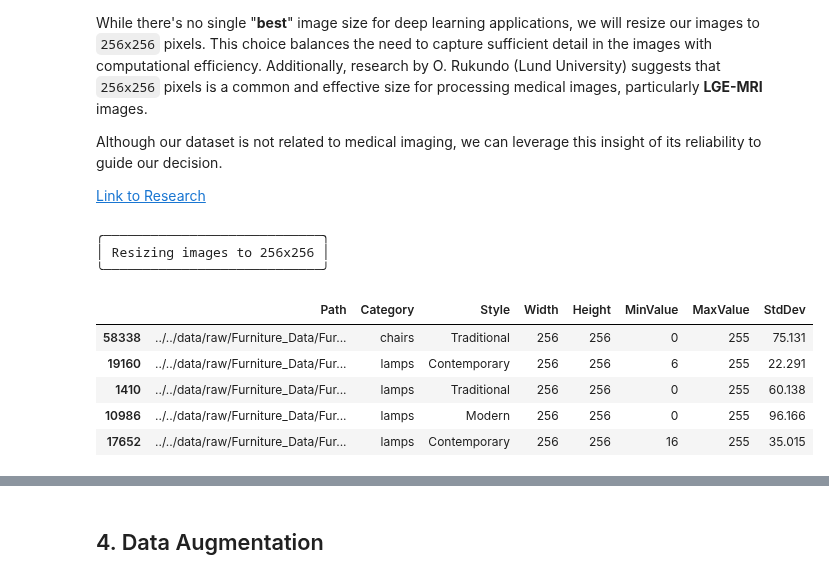
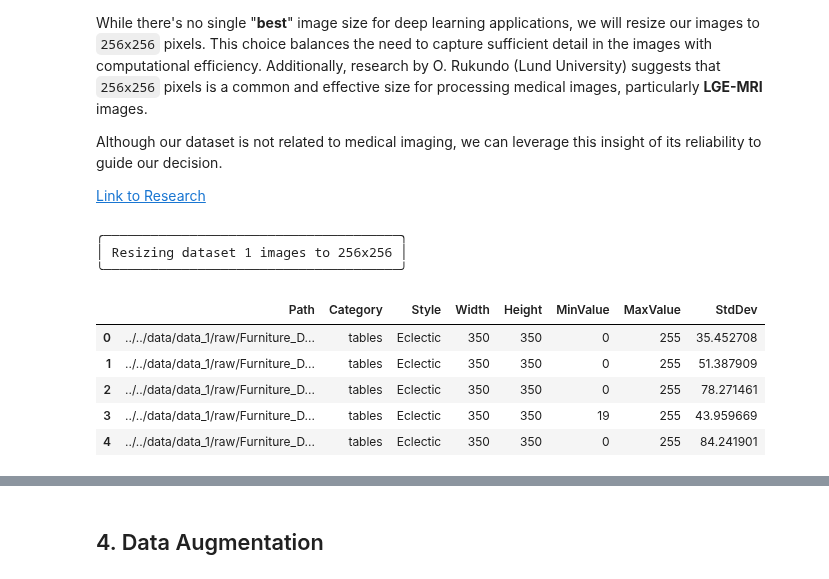
Before and after one commit to Mudoker/furniture-recognition-model, a Jupyter notebook: notebooks/data_analysis/data_preprocessing.ipynb, the cells around one changed output, grey strips where cells are left out. Saved outputs shown, nothing was run; the diff lists cells and outputs as text; code cells hidden in the pictures.

```diff
--- a/notebooks/data_analysis/data_preprocessing.ipynb
+++ b/notebooks/data_analysis/data_preprocessing.ipynb
@@ -56,6 +56,9 @@ from scripts.utils import Utils
 # Ignore future warnings as they are not applicable at the moment
 warnings.simplefilter(action="ignore", category=FutureWarning)
 Utils.import_modules()
+
+leon = leon.Leon()
+styler = styler.Styler()
 # %% [output]
 >>> os imported
 >>> sys imported
@@ -74,9 +77,11 @@ Utils.import_modules()
 # %%
 # Define the base directory path
 BASE_PATH = const.COLAB_PATH if const.IS_COLAB else const.LOCAL_PATH
-RAW_DIR = f"{BASE_PATH}/{const.RAW_DATA_DIR}"
+RAW_DIR_1 = f"{BASE_PATH}/{const.DATA_DIRT}/{const.RAW_DATA_DIR_1}"
+RAW_DIR_2 = f"{BASE_PATH}/{const.DATA_DIRT}/{const.RAW_DATA_DIR_2}"
 
 print ("Base configuration loaded successfully!")
-print ("Raw data directory: ", RAW_DIR)
+print ("Raw dataset 1 directory: ", RAW_DIR_1)
+print ("Raw dataset 2 directory: ", RAW_DIR_2)
 # %% [output]
 Base configuration loaded successfully!
@@ -156,19 +163,23 @@ Next, the dataset will be divided into separate **training and testing sets** us
 Since our objective is to classify images and predict their styles, the split will be **stratified** based on the "**Style**" column. This ensures a balanced representation of different styles in both the training and testing sets, leading to a more robust model.
 # %%
 # Get the paths of all images within the raw directory
-image_paths = leon.get_image_paths(raw_dir)
+image_paths_1 = leon.get_image_paths(RAW_DIR_1)
+image_paths_2 = leon.get_image_paths(RAW_DIR_2)
 
 # Remove previously augmented images
 styler.boxify("Purging non-raw files")
-leon.remove_nonraw_files(image_paths)
+leon.remove_nonraw_files(image_paths_1)
+leon.remove_nonraw_files(image_paths_2)
 print(">>> Purging complete.\n")
 
 # Load the data
 styler.boxify("Loading data")
 print(">>> Data is being loaded... Please wait.\n")
-df = leon.load_data_frame(raw_dir)
+df_1 = leon.load_data_frame(RAW_DIR_1)
+df_2 = leon.load_data_frame(RAW_DIR_2)
 
-df.info()
+df_1.info()
+df_2.info()
 # %% [output]
 ╭───────────────────────╮
 │ Purging non-raw files │
@@ -406,20 +324,20 @@ Although our dataset is not related to medical imaging, we can leverage this ins
 
 [Link to Research](https://www.mdpi.com/2079-9292/12/4/985)
 # %%
-styler.boxify("Resizing images to 256x256")
+styler.boxify("Resizing dataset 1 images to 256x256")
 
 # Resize images to 256x256
-for img_path in df_train["Path"]:
+for img_path in df_1["Path"]:
     leon.resize_image(img_path, 256, 256)
 
-df_train.head()
+df_1.head()
 # %% [output]
-╭────────────────────────────╮
-│ Resizing images to 256x256 │
-╰────────────────────────────╯
+╭──────────────────────────────────────╮
+│ Resizing dataset 1 images to 256x256 │
+╰──────────────────────────────────────╯
 |  | Path | Category | Style | Width | Height | MinValue | MaxValue | StdDev |
-| 58338 | ../../data/raw/Furniture_Data/Fur... | chairs | Traditional | 256 | 256 | 0 | 255 | 75.131 |
-| 19160 | ../../data/raw/Furniture_Data/Fur... | lamps | Contemporary | 256 | 256 | 6 | 255 | 22.291 |
-| 1410 | ../../data/raw/Furniture_Data/Fur... | lamps | Traditional | 256 | 256 | 0 | 255 | 60.138 |
-| 10986 | ../../data/raw/Furniture_Data/Fur... | lamps | Modern | 256 | 256 | 0 | 255 | 96.166 |
-| 17652 | ../../data/raw/Furniture_Data/Fur... | lamps | Contemporary | 256 | 256 | 16 | 255 | 35.015 |
+| 0 | ../../data/data_1/raw/Furniture_D... | tables | Eclectic | 350 | 350 | 0 | 255 | 35.452708 |
+| 1 | ../../data/data_1/raw/Furniture_D... | tables | Eclectic | 350 | 350 | 0 | 255 | 51.387909 |
+| 2 | ../../data/data_1/raw/Furniture_D... | tables | Eclectic | 350 | 350 | 0 | 255 | 78.271461 |
+| 3 | ../../data/data_1/raw/Furniture_D... | tables | Eclectic | 350 | 350 | 19 | 255 | 43.959669 |
+| 4 | ../../data/data_1/raw/Furniture_D... | tables | Eclectic | 350 | 350 | 0 | 255 | 84.241901 |
```
Also changed, not shown: parts of 35 cells of this notebook, 13 other files.
